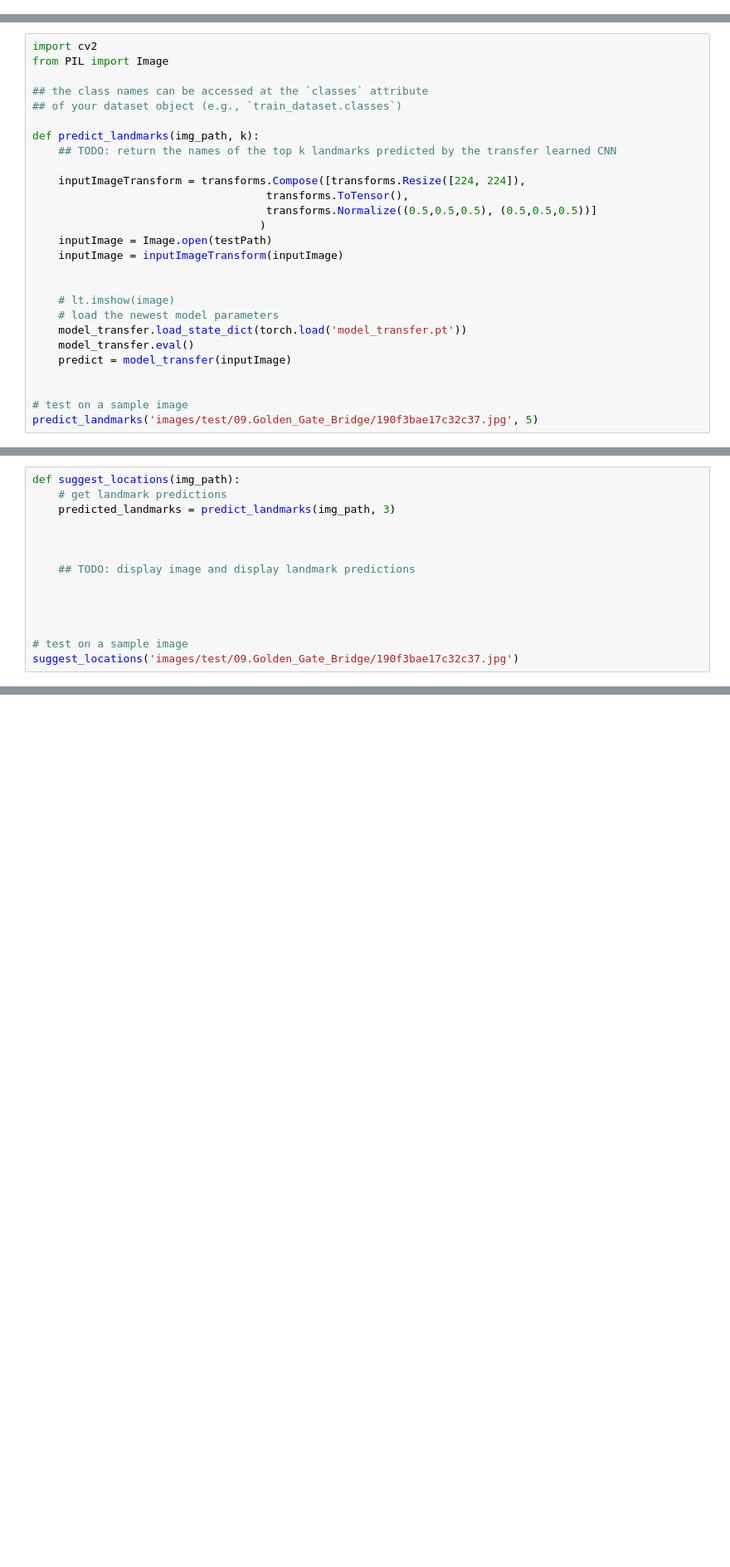
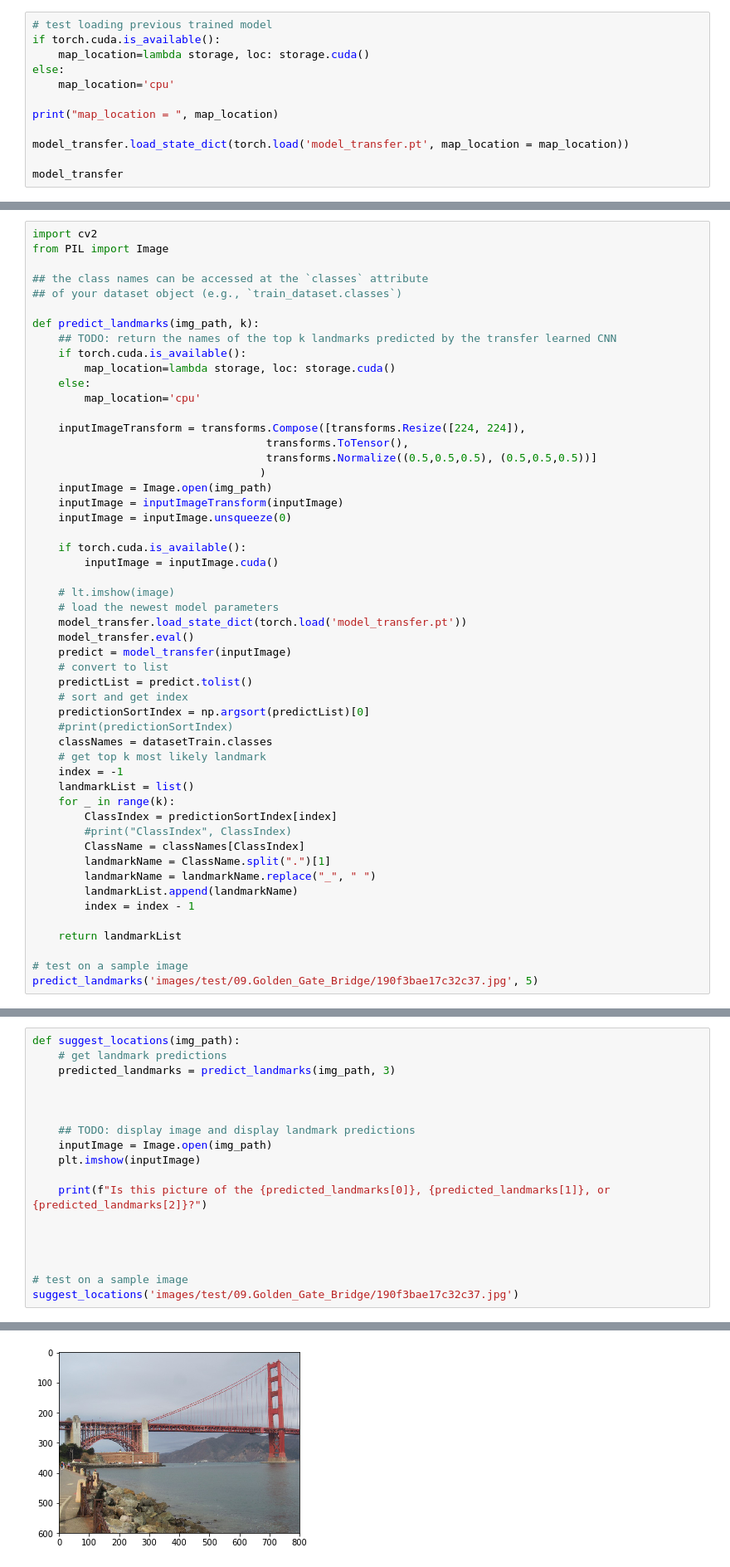
Before and after one commit to donctchen/landmark_predict, a Jupyter notebook: landmark.ipynb, the cells around one changed output, grey strips where cells are left out. Shown at 83% size. Cells and saved outputs as stored; diff of their text form; blank space fills up the shorter version.

```diff
--- a/landmark.ipynb
+++ b/landmark.ipynb
@@ -818,0 +876,12 @@ RuntimeError: Expected object of type torch.FloatTensor but found type torch.cud
+# %%
+# test loading previous trained model
+if torch.cuda.is_available():
+    map_location=lambda storage, loc: storage.cuda()
+else:
+    map_location='cpu'
+
+print("map_location = ", map_location)
+
+model_transfer.load_state_dict(torch.load('model_transfer.pt', map_location = map_location))
+
+model_transfer
@@ -825,21 +913,46 @@ from PIL import Image
 
 def predict_landmarks(img_path, k):
     ## TODO: return the names of the top k landmarks predicted by the transfer learned CNN
+    if torch.cuda.is_available():
+        map_location=lambda storage, loc: storage.cuda()
+    else:
+        map_location='cpu'
 
     inputImageTransform = transforms.Compose([transforms.Resize([224, 224]),
                                     transforms.ToTensor(),
                                     transforms.Normalize((0.5,0.5,0.5), (0.5,0.5,0.5))]
                                    )
-    inputImage = Image.open(testPath)
+    inputImage = Image.open(img_path)
     inputImage = inputImageTransform(inputImage)
+    inputImage = inputImage.unsqueeze(0)
 
+    if torch.cuda.is_available():
+        inputImage = inputImage.cuda()
 
     # lt.imshow(image)
     # load the newest model parameters
     model_transfer.load_state_dict(torch.load('model_transfer.pt'))
     model_transfer.eval()
     predict = model_transfer(inputImage)
+    # convert to list
+    predictList = predict.tolist()
+    # sort and get index
+    predictionSortIndex = np.argsort(predictList)[0]
+    #print(predictionSortIndex)
+    classNames = datasetTrain.classes
+    # get top k most likely landmark
+    index = -1
+    landmarkList = list()
+    for _ in range(k):
+        ClassIndex = predictionSortIndex[index]
+        #print("ClassIndex", ClassIndex)
+        ClassName = classNames[ClassIndex]
+        landmarkName = ClassName.split(".")[1]
+        landmarkName = landmarkName.replace("_", " ")
+        landmarkList.append(landmarkName)
+        index = index - 1
 
+    return landmarkList
 
 # test on a sample image
 predict_landmarks('images/test/09.Golden_Gate_Bridge/190f3bae17c32c37.jpg', 5)
@@ -858,9 +977,14 @@ def suggest_locations(img_path):
 
 
     ## TODO: display image and display landmark predictions
+    inputImage = Image.open(img_path)
+    plt.imshow(inputImage)
+
+    print(f"Is this picture of the {predicted_landmarks[0]}, {predicted_landmarks[1]}, or {predicted_landmarks[2]}?")
 
 
 
 
 # test on a sample image
 suggest_locations('images/test/09.Golden_Gate_Bridge/190f3bae17c32c37.jpg')
+# %% [output]
@@ -867,3 +992,4 @@ suggest_locations('images/test/09.Golden_Gate_Bridge/190f3bae17c32c37.jpg')
+[figure, added]
 # %% [markdown]
 ### (IMPLEMENTATION) Test Your Algorithm
 
```
Also changed, not shown: parts of 25 cells of this notebook, 1 other file.
